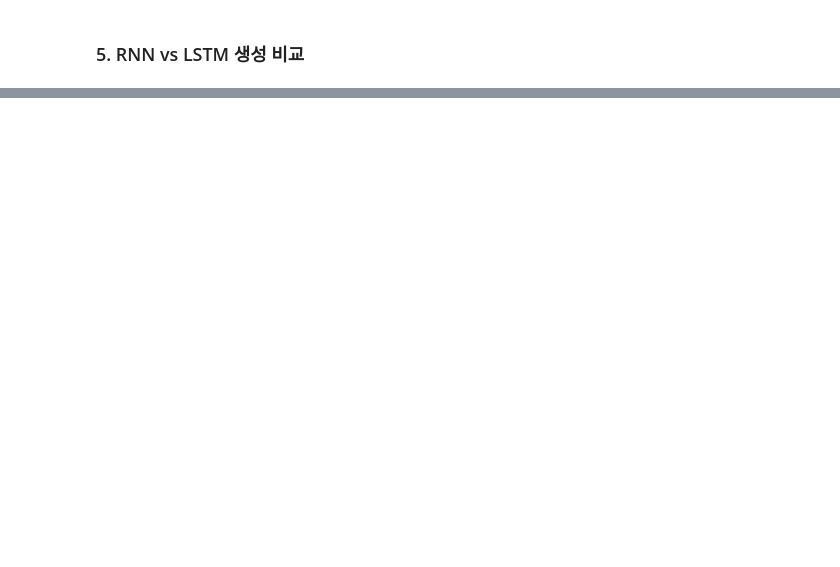
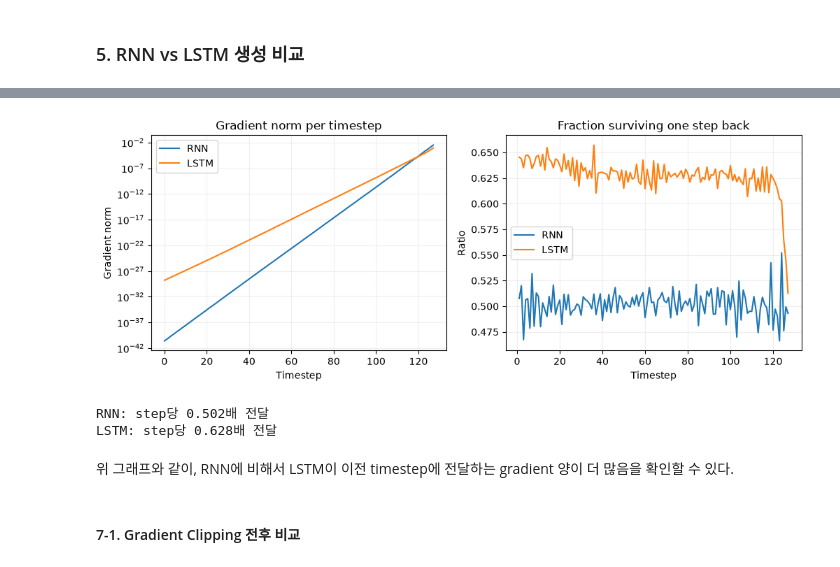
Before and after one commit to r-jelly/model-from-scratch, a Jupyter notebook: 01-rnn/experiment.ipynb, the cells around one changed output, grey strips where cells are left out. Cells and saved outputs as stored; diff of their text form; code cells hidden in the pictures; blank space fills up the shorter version.

```diff
--- a/01-rnn/experiment.ipynb
+++ b/01-rnn/experiment.ipynb
@@ -379,0 +501,29 @@ O, the perse that they
+# %%
+device = torch.device('cuda' if torch.cuda.is_available() else 'cpu')
+vocab_size = len(vocab)
+emb_size = 32
+hidden_size = 64
+num_epochs = 10
+
+inputs, targets = next(iter(valid_loader))
+
+grad_norms = {}
+for name, backbone_cls in {'RNN': RNN, 'LSTM': LSTM}.items():
+    # 학습된 모델이 아닌 초기화 직후 모델을 사용 (backbone 외의 변수를 통제하기 위함)
+    set_random(42)
+    model = CharacterLM(
+        backbone=backbone_cls(emb_size, hidden_size),
+        vocab_size=vocab_size,
+        emb_size=emb_size,
+        hidden_size=hidden_size,
+    ).to(device)
+
+    norms = get_grad_norms(model, inputs, targets, nn.CrossEntropyLoss())
+
+    assert norms.shape == (sequence_len,)
+    assert torch.isfinite(norms).all()
+    # log scale 그래프를 위한 확인: float32였다면 여기서 걸림
+    assert (norms > 0).all(), f'{name}: {int((norms == 0).sum())}개 timestep이 0으로 underflow'
+
+    grad_norms[name] = norms
+    print(f'{name}: t=0 {norms[0]:.3e} | t={sequence_len // 2} {norms[sequence_len // 2]:.3e} | t={sequence_len - 1} {norms[-1]:.3e}')
@@ -379,0 +545,23 @@ O, the perse that they
+# %%
+fig, axes = plt.subplots(1, 2, figsize=(12, 4))
+for name, norms in grad_norms.items():
+    axes[0].plot(norms, label=name)
+    axes[1].plot(range(1, len(norms)), norms[:-1] / norms[1:], label=name) # 한 step 거슬러 갈 때 남는 비율
+
+axes[0].set(title='Gradient norm per timestep', xlabel='Timestep', ylabel='Gradient norm', yscale='log')
+axes[1].set(title='Fraction surviving one step back', xlabel='Timestep', ylabel='Ratio')
+for ax in axes:
+    ax.legend()
+    ax.grid(alpha=0.2)
+plt.show()
+
+for name, norms in grad_norms.items():
+    print(f'{name}: step당 {(norms[:-1] / norms[1:]).mean():.3f}배 전달')
+# %% [output]
+[figure, added]
+RNN: step당 0.502배 전달
+LSTM: step당 0.628배 전달
+# %% [markdown]
+위 그래프와 같이, RNN에 비해서 LSTM이 이전 timestep에 전달하는 gradient 양이 더 많음을 확인할 수 있다.
+# %% [markdown]
+#### 7-1. Gradient Clipping 전후 비교
```
Also changed, not shown: parts of 22 cells of this notebook, 1 other file.
